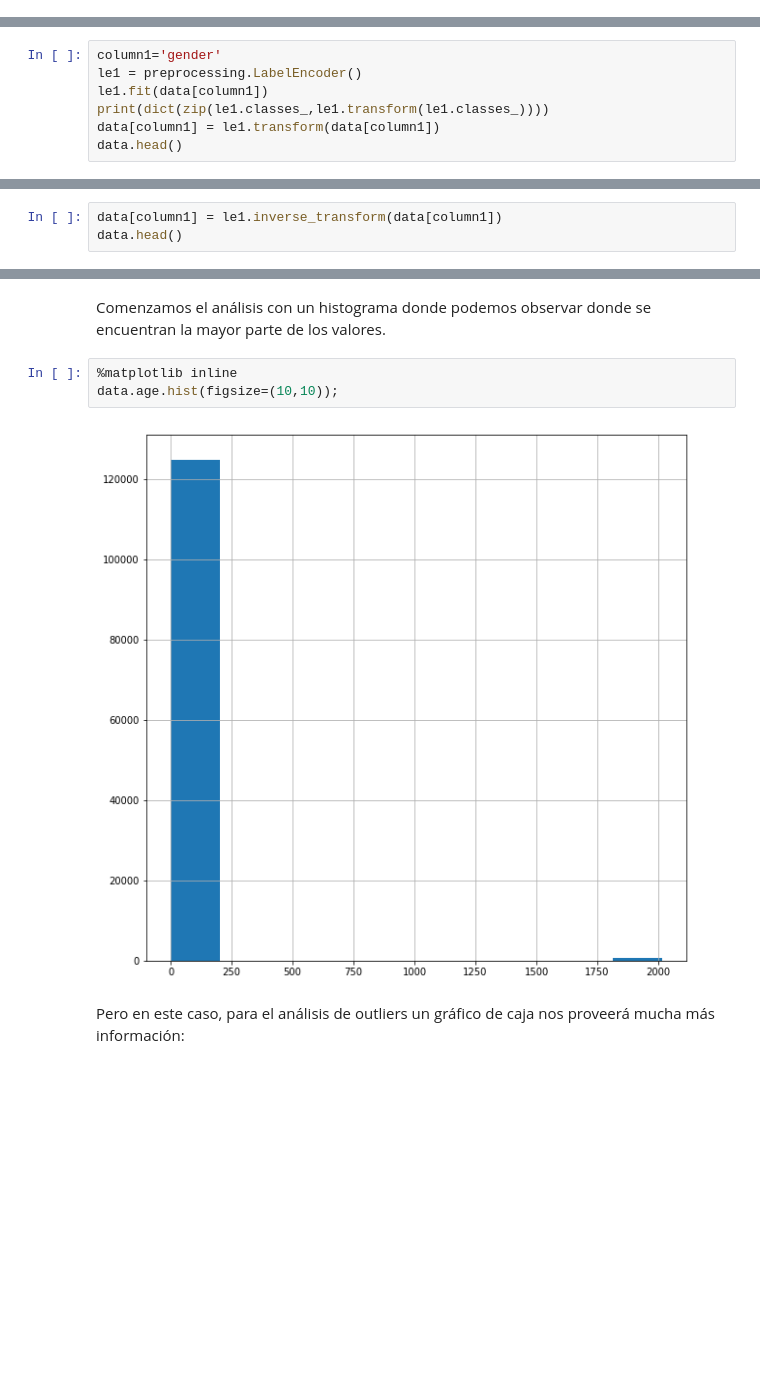
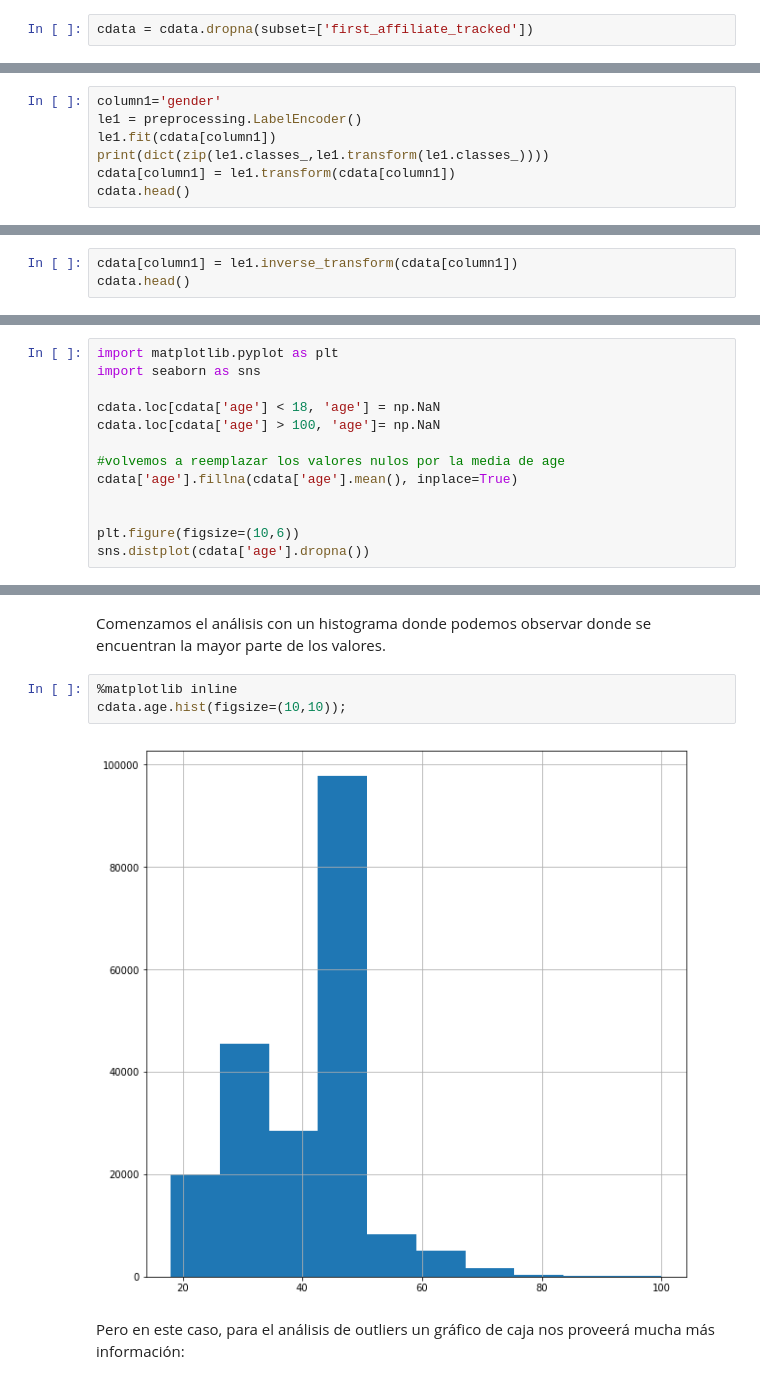
Before and after one commit to kevinsen/MentoriaAirbnb, a Jupyter notebook: Notebooks/Laboratorio_Curacion.ipynb, the cells around one changed output, grey strips where cells are left out. Cells and saved outputs as stored; diff of their text form; blank space fills up the shorter version.

```diff
--- a/Notebooks/Laboratorio_Curacion.ipynb
+++ b/Notebooks/Laboratorio_Curacion.ipynb
@@ -396,0 +404,2 @@ len(cdata.dropna(subset=['first_affiliate_tracked']))/len(cdata)
+# %%
+cdata = cdata.dropna(subset=['first_affiliate_tracked'])
@@ -452,9 +462,9 @@ Debido a la cantidad de columnas con que cuenta nuestro Dataset se cambiarán so
 # %%
 column1='gender'
 le1 = preprocessing.LabelEncoder()
-le1.fit(data[column1])
+le1.fit(cdata[column1])
 print(dict(zip(le1.classes_,le1.transform(le1.classes_))))
-data[column1] = le1.transform(data[column1])
-data.head()
+cdata[column1] = le1.transform(cdata[column1])
+cdata.head()
 # %% [output]
 {'-unknown-': 0, 'FEMALE': 1, 'MALE': 2, 'OTHER': 3}
@@ -471,4 +482,4 @@ data.to_csv("../Datos/Data_cat2num.csv")
 # %%
-data[column1] = le1.inverse_transform(data[column1])
-data.head()
+cdata[column1] = le1.inverse_transform(cdata[column1])
+cdata.head()
 # %% [output]
@@ -520,0 +549,13 @@ data[(data.age > 150)]
+# %%
+import matplotlib.pyplot as plt
+import seaborn as sns
+
+cdata.loc[cdata['age'] < 18, 'age'] = np.NaN
+cdata.loc[cdata['age'] > 100, 'age']= np.NaN
+
+#volvemos a reemplazar los valores nulos por la media de age
+cdata['age'].fillna(cdata['age'].mean(), inplace=True)
+
+
+plt.figure(figsize=(10,6))
+sns.distplot(cdata['age'].dropna())
@@ -535,8 +580,8 @@ data.head(5)
 Comenzamos el análisis con un histograma donde podemos observar donde se encuentran la mayor parte de los valores.
 # %%
 %matplotlib inline
-data.age.hist(figsize=(10,10));
+cdata.age.hist(figsize=(10,10));
 # %% [output]
-[figure, old version]
+[figure, new version]
 # %% [markdown]
 Pero en este caso, para el análisis de outliers un gráfico de caja nos proveerá mucha más información:
```
Also changed, not shown: parts of 28 cells of this notebook, 1 other file.
